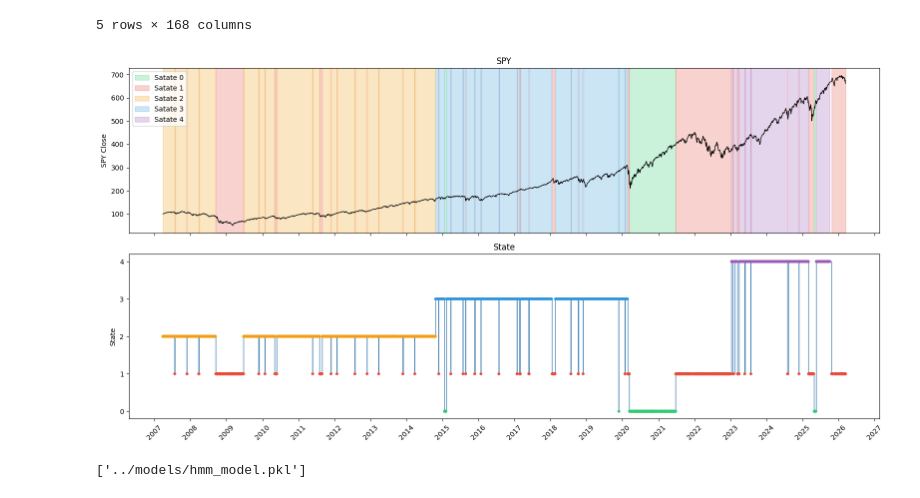
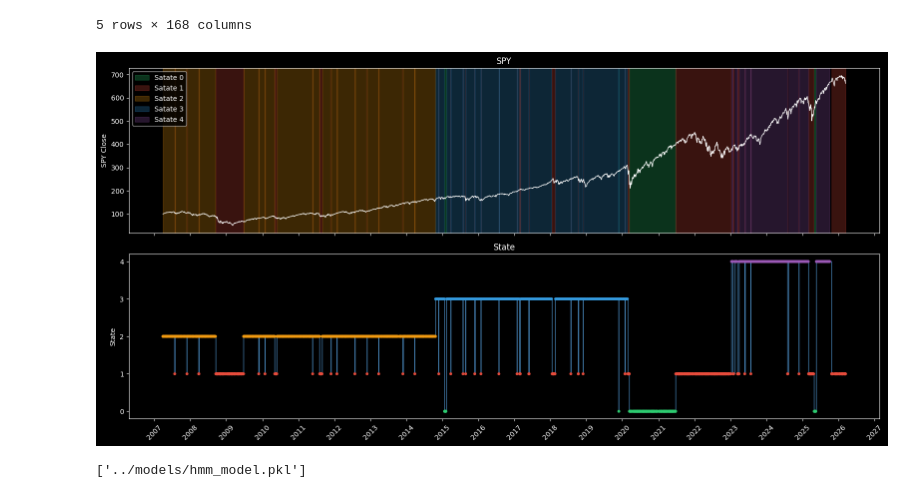
Before and after one commit to iagorivadulla/Market-Regime-ML-Meta-Labeling-System, a Jupyter notebook: models/testing.ipynb, the cells around one changed output. Cells and saved outputs as stored; diff of their text form; code cells hidden in the pictures.

```diff
--- a/models/testing.ipynb
+++ b/models/testing.ipynb
@@ -156,40 +156,47 @@ df.tail()
 | 2026-03-13 | 0.014 | 0.004 | 1380000.0 | 0.003 | 0.024 | ... |
 5 rows × 168 columns
 # %%
+plt.style.use("dark_background")
+
 fig, (ax1, ax2) = plt.subplots(2, 1, figsize=(16, 8), sharex=True)
 
 n_states = model.n_components
 colors = colors = ['#2ecc71', '#e74c3c', '#f39c12', '#3498db', '#9b59b6', '#e84393'][:n_states]
 
 # ── SPY price ───────────────────────────────────────────────────────────────
-ax1.plot(df.index, df['spy_close'], color='black', lw=1)
+ax1.plot(df.index, df['spy_close'], color='white', lw=1)
 ax1.set_ylabel('SPY Close')
 ax1.set_title('SPY')
 
 for regime_id, color in enumerate(colors):
     mask = df['state'] == regime_id
     ax1.fill_between(df.index, 0, 1,
                      where=mask, alpha=0.25, color=color,
                      transform=ax1.get_xaxis_transform(),
                      label=f'Satate {regime_id}')
 ax1.legend(loc='upper left')
 
 # ── Estate ────────────────────────────────────────────────────────
 ax2.plot(df.index, df['state'], color='steelblue', lw=1, drawstyle='steps-post')
 ax2.scatter(df.index, df['state'],
             c=[colors[s] for s in df['state']], s=10, zorder=3)
 ax2.set_yticks(range(n_states))
 ax2.set_ylabel('State')
 ax2.set_title('State')
 
 ax2.xaxis.set_major_locator(mdates.YearLocator())
 ax2.xaxis.set_major_formatter(mdates.DateFormatter('%Y'))
 plt.xticks(rotation=45)
 
+#save the img
+
+plt.savefig('regimes.png', dpi=300, bbox_inches='tight')
+
+
 plt.tight_layout()
 plt.show()
 # %% [output]
-[figure, old version]
+[figure, new version]
 # %%
 #save model, scaler and pca
 joblib.dump(scaler, '../models/scaler.pkl')
```
Also changed, not shown: 2 other files.
